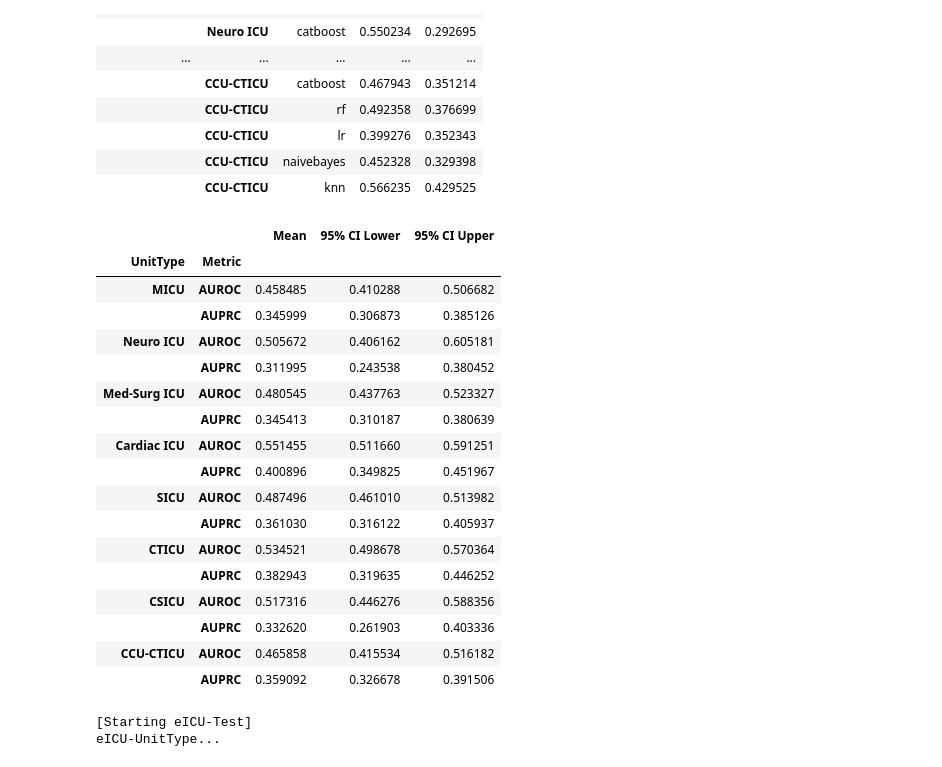
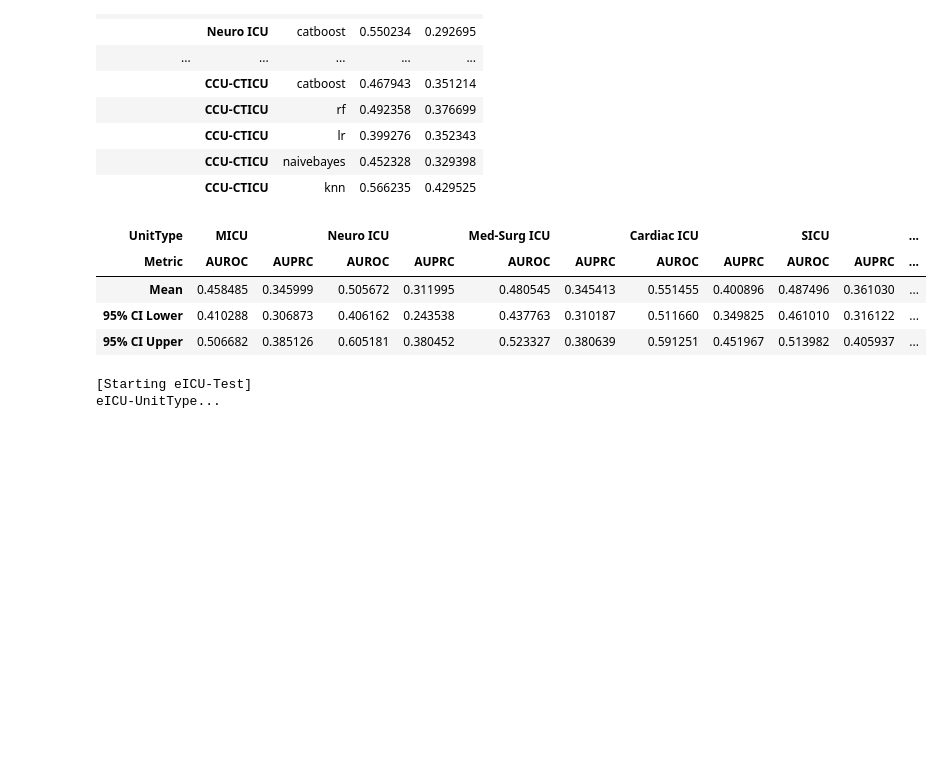
Before and after one commit to Jeong-Eul/CLEAR-Shock, a Jupyter notebook: Experiment(Supervised Learning)/sub task prediction/Baseline Subtask.ipynb, the cells around one changed output. Drawn from its saved outputs; the diff is of its cells as text; code cells hidden in the pictures; blank space fills up the shorter version.

```diff
--- a/Experiment(Supervised Learning)/sub task prediction/Baseline Subtask.ipynb
+++ b/Experiment(Supervised Learning)/sub task prediction/Baseline Subtask.ipynb
@@ -227,44 +227,31 @@ eICU-UnitType...
 # %%
 mort_result_summary = pd.DataFrame()
 result = mort_evaluation_result.reset_index()
 for unittype in result['eICU Type'].unique():
     unittype_group = result[result['eICU Type'] == unittype]
     for metric in ['AUROC', 'AUPRC']:
         data = unittype_group[metric]
         mean, ci_lower, ci_upper = Multiclass_evaluation.mean_confidence_interval(data)
         summary = pd.DataFrame([{
             'UnitType': unittype,
             'Metric': metric,
             'Mean': mean,
             '95% CI Lower': ci_lower,
             '95% CI Upper': ci_upper
         }])
 
         mort_result_summary = pd.concat([mort_result_summary, summary])
 
 # 결과 출력을 위해 필요한 컬럼 순서 조정
 mort_result_summary = mort_result_summary[['UnitType', 'Metric', 'Mean', '95% CI Lower', '95% CI Upper']]
 
-display(mort_result_summary.set_index(['UnitType', 'Metric']))
+display(mort_result_summary.set_index(['UnitType', 'Metric']).transpose())
 # %% [output]
-|  |  | Mean | 95% CI Lower | 95% CI Upper |
-| UnitType | Metric |  |  |  |
-| MICU | AUROC | 0.458485 | 0.410288 | 0.506682 |
-|  | AUPRC | 0.345999 | 0.306873 | 0.385126 |
-| Neuro ICU | AUROC | 0.505672 | 0.406162 | 0.605181 |
-|  | AUPRC | 0.311995 | 0.243538 | 0.380452 |
-| Med-Surg ICU | AUROC | 0.480545 | 0.437763 | 0.523327 |
-|  | AUPRC | 0.345413 | 0.310187 | 0.380639 |
-| Cardiac ICU | AUROC | 0.551455 | 0.511660 | 0.591251 |
-|  | AUPRC | 0.400896 | 0.349825 | 0.451967 |
-| SICU | AUROC | 0.487496 | 0.461010 | 0.513982 |
-|  | AUPRC | 0.361030 | 0.316122 | 0.405937 |
-| CTICU | AUROC | 0.534521 | 0.498678 | 0.570364 |
-|  | AUPRC | 0.382943 | 0.319635 | 0.446252 |
-| CSICU | AUROC | 0.517316 | 0.446276 | 0.588356 |
-|  | AUPRC | 0.332620 | 0.261903 | 0.403336 |
-| CCU-CTICU | AUROC | 0.465858 | 0.415534 | 0.516182 |
-|  | AUPRC | 0.359092 | 0.326678 | 0.391506 |
+| UnitType | MICU |  | Neuro ICU |  | Med-Surg ICU |  | Cardiac ICU |  | SICU |  | ... |
+| Metric | AUROC | AUPRC | AUROC | AUPRC | AUROC | AUPRC | AUROC | AUPRC | AUROC | AUPRC | ... |
+| Mean | 0.458485 | 0.345999 | 0.505672 | 0.311995 | 0.480545 | 0.345413 | 0.551455 | 0.400896 | 0.487496 | 0.361030 | ... |
+| 95% CI Lower | 0.410288 | 0.306873 | 0.406162 | 0.243538 | 0.437763 | 0.310187 | 0.511660 | 0.349825 | 0.461010 | 0.316122 | ... |
+| 95% CI Upper | 0.506682 | 0.385126 | 0.605181 | 0.380452 | 0.523327 | 0.380639 | 0.591251 | 0.451967 | 0.513982 | 0.405937 | ... |
 # %%
 #los
 
```
Also changed, not shown: parts of 5 cells of this notebook, 2 other files.
